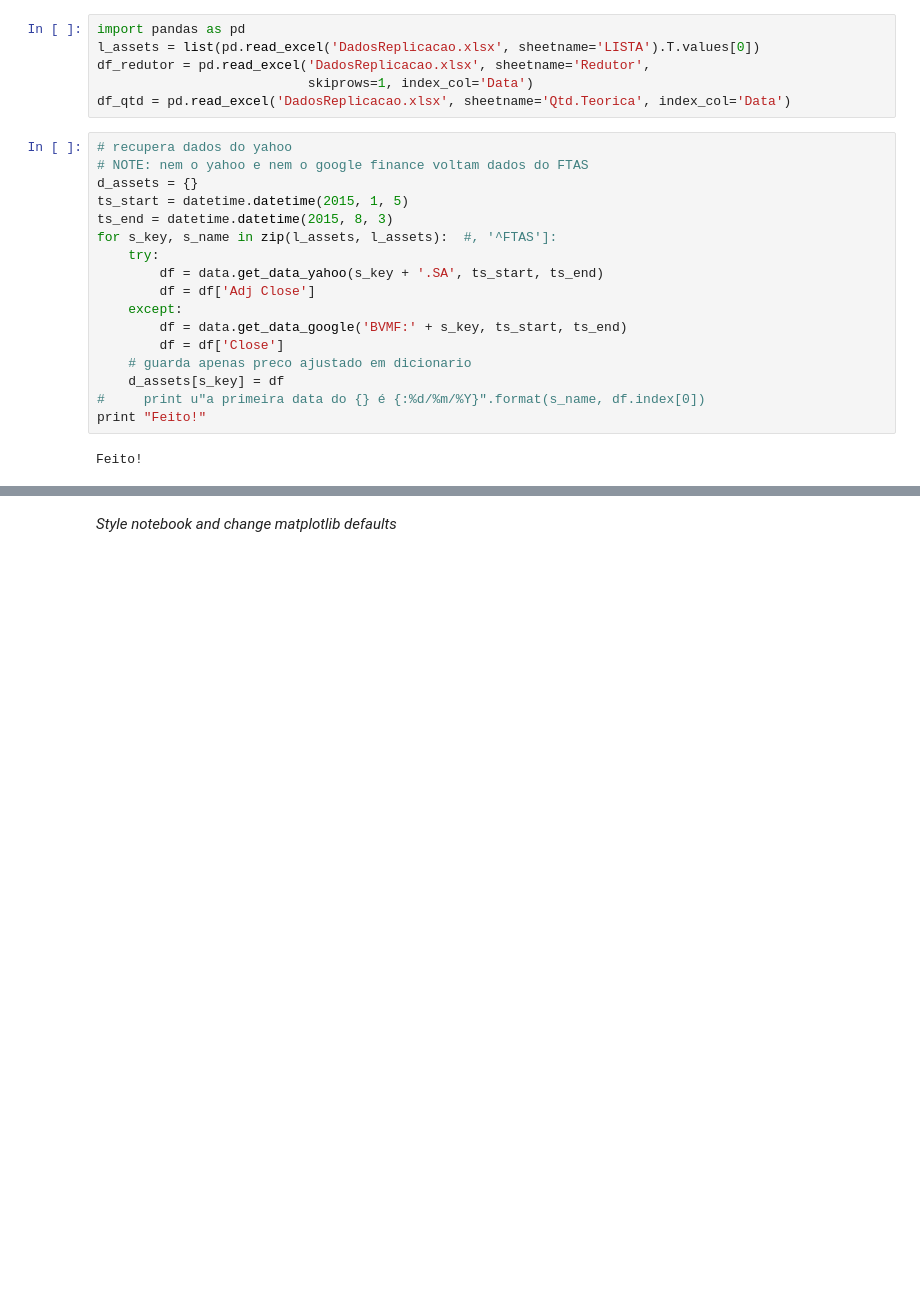
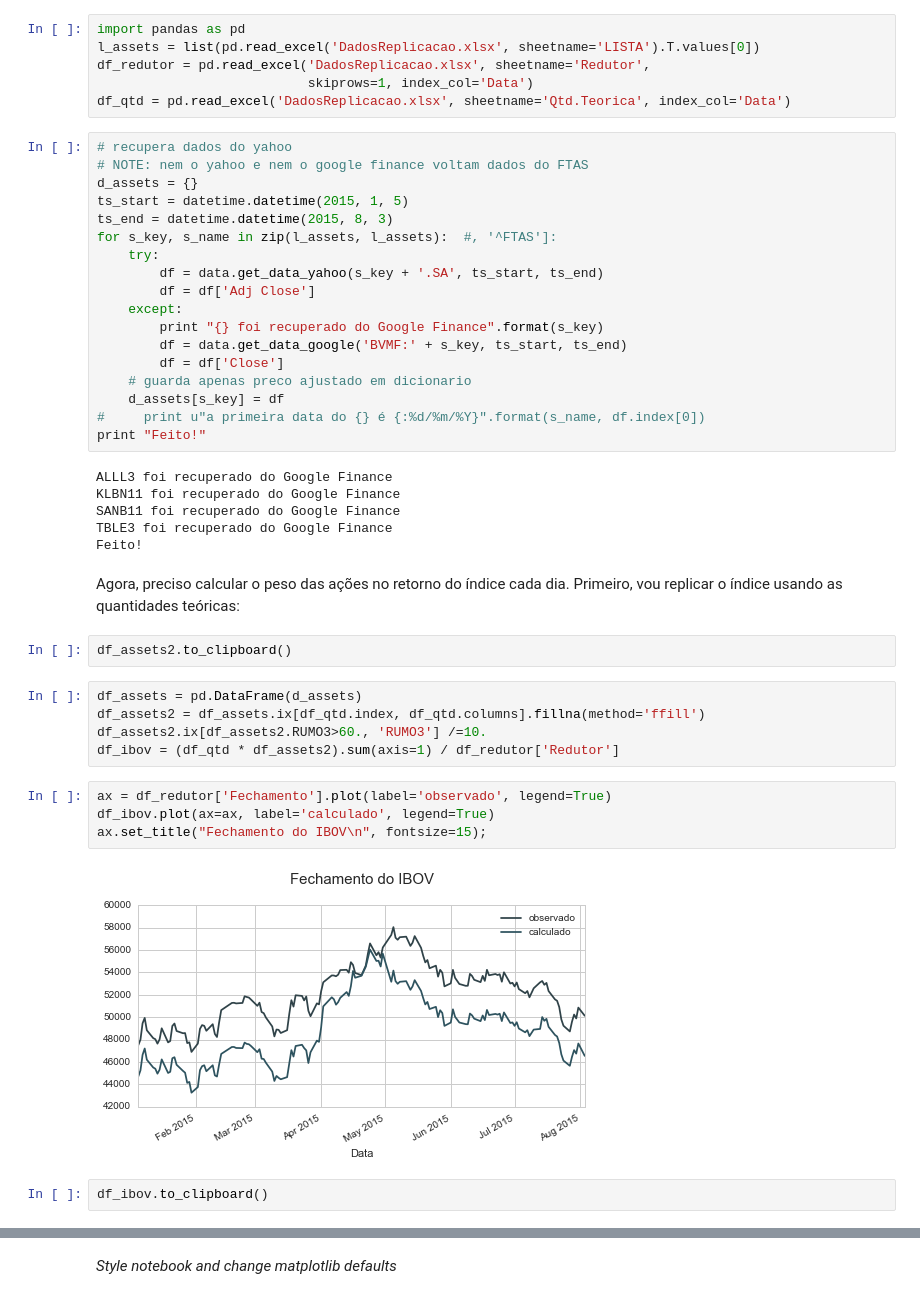
Before and after one commit to ucaiado/AssetReturns_Behavior, a Jupyter notebook: AssetReturn_Behavor.ipynb, the cells around one changed output, grey strips where cells are left out. Drawn from its saved outputs; the diff is of its cells as text; blank space fills up the shorter version.

```diff
--- a/AssetReturn_Behavor.ipynb
+++ b/AssetReturn_Behavor.ipynb
@@ -229,6 +232,7 @@ for s_key, s_name in zip(l_assets, l_assets):  #, '^FTAS']:
         df = data.get_data_yahoo(s_key + '.SA', ts_start, ts_end)
         df = df['Adj Close']
     except:
+        print "{} foi recuperado do Google Finance".format(s_key)
         df = data.get_data_google('BVMF:' + s_key, ts_start, ts_end)
         df = df['Close']
     # guarda apenas preco ajustado em dicionario
@@ -236,4 +240,25 @@ for s_key, s_name in zip(l_assets, l_assets):  #, '^FTAS']:
 #     print u"a primeira data do {} é {:%d/%m/%Y}".format(s_name, df.index[0])
 print "Feito!"
 # %% [output]
+ALLL3 foi recuperado do Google Finance
+KLBN11 foi recuperado do Google Finance
+SANB11 foi recuperado do Google Finance
+TBLE3 foi recuperado do Google Finance
 Feito!
+# %% [markdown]
+Agora, preciso calcular o peso das ações no retorno do índice cada dia. Primeiro, vou replicar o índice usando as quantidades teóricas:
+# %%
+df_assets2.to_clipboard()
+# %%
+df_assets = pd.DataFrame(d_assets)
+df_assets2 = df_assets.ix[df_qtd.index, df_qtd.columns].fillna(method='ffill')
+df_assets2.ix[df_assets2.RUMO3>60., 'RUMO3'] /=10.
+df_ibov = (df_qtd * df_assets2).sum(axis=1) / df_redutor['Redutor']
+# %%
+ax = df_redutor['Fechamento'].plot(label='observado', legend=True)
+df_ibov.plot(ax=ax, label='calculado', legend=True)
+ax.set_title("Fechamento do IBOV\n", fontsize=15);
+# %% [output]
+[figure, added]
+# %%
+df_ibov.to_clipboard()
```
Also changed, not shown: parts of 11 cells of this notebook.
